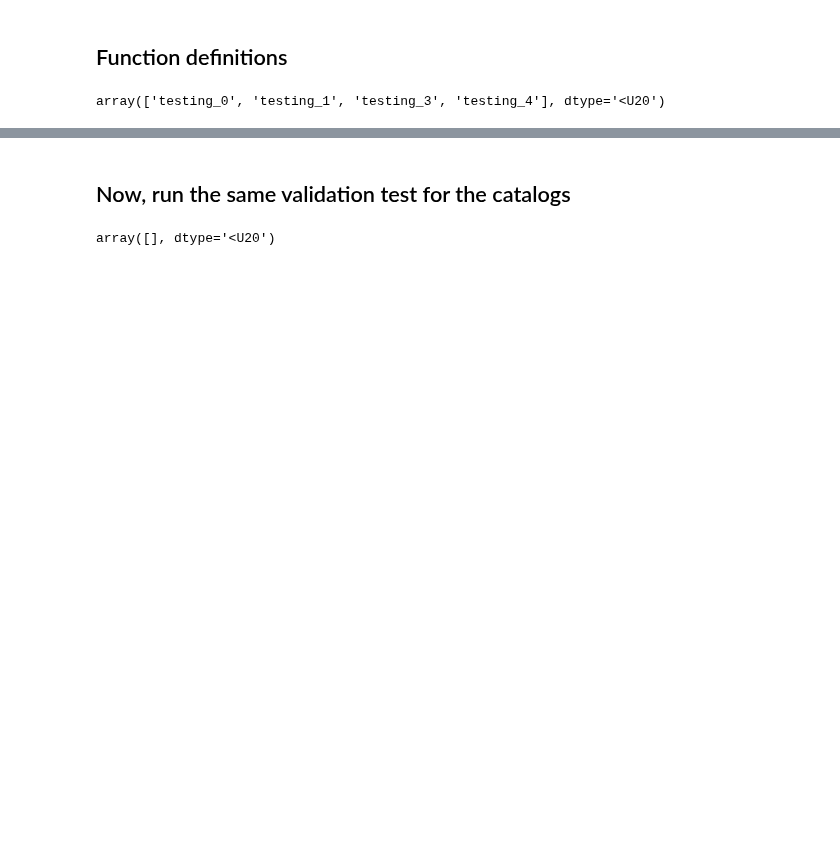
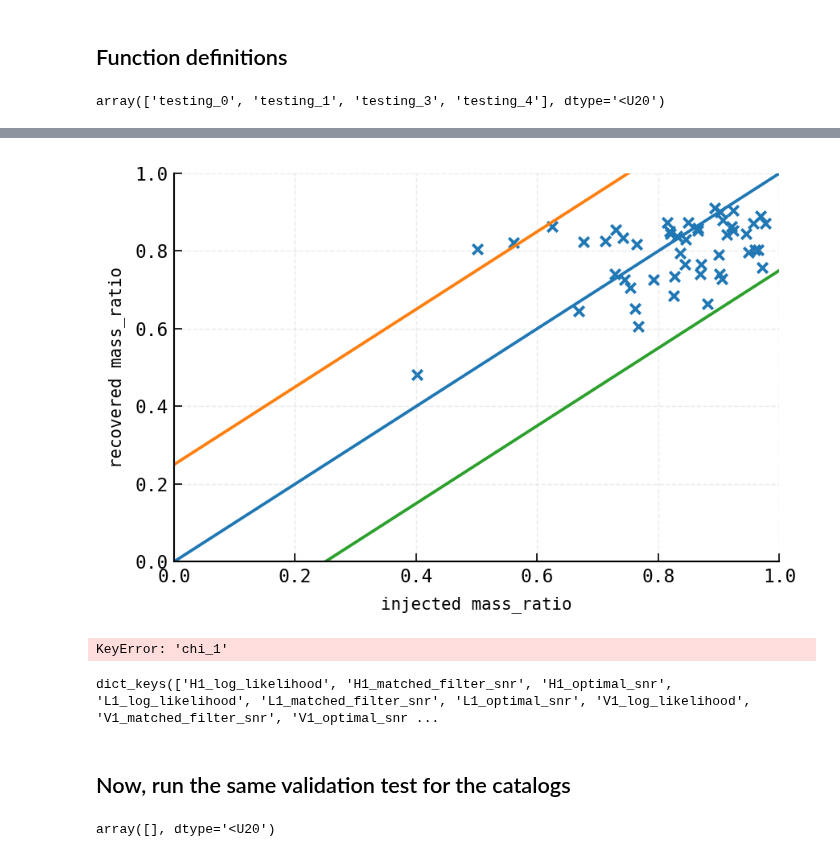
Before and after one commit to LSSTDESC/gwStreetlights, a Jupyter notebook: initialValidation/getResultsOfBilbyPipe.ipynb, the cells around one changed output, grey strips where cells are left out. Cells and saved outputs as stored; diff of their text form; code cells hidden in the pictures; blank space fills up the shorter version.

```diff
--- a/initialValidation/getResultsOfBilbyPipe.ipynb
+++ b/initialValidation/getResultsOfBilbyPipe.ipynb
@@ -157,7 +139,7 @@ testing_directories
 array(['testing_0', 'testing_1', 'testing_3', 'testing_4'], dtype='<U20')
 # %%
 %%time
-for t in testing_directories:
+for t in [testing_directories[2]]:
     t_directory = os.path.join(testingPath,t)
     print(f"Reading from directory {t}")
     allEvents = getEventsFromPath(t_directory)
@@ -244,3 +205,28 @@ Number of events for testing_0: 50
+# %%
+questionable_params = ["mass_ratio","chi_1"]
+
+for p in questionable_params:
+    inj,rec = [],[]
+    for ev in allEvents:
+        inj.append(ev.injection_parameters[p])
+        rec.append(np.median(ev.posterior[p]))
+    plt.scatter(inj,rec,marker='x')
+    plt.plot([0,1],[0,1])
+    plt.plot([0,1],[0.25,1.25])
+    plt.plot([0,1],[-0.25,0.75])
+    plt.xlim(0,1)
+    plt.ylim(0,1)
+    plt.xlabel(f"injected {p}")
+    plt.ylabel(f"recovered {p}")
+    plt.show()
+# %% [output]
+[figure, added]
+KeyError: 'chi_1'
+# %%
+# allEvents[0].posterior["chi_1"]
+ev.injection_parameters.keys()
+# %% [output]
+dict_keys(['H1_log_likelihood', 'H1_matched_filter_snr', 'H1_optimal_snr', 'L1_log_likelihood', 'L1_matched_filter_snr', 'L1_optimal_snr', 'V1_log_likelihood', 'V1_matched_filter_snr', 'V1_optimal_snr ...
 # %% [markdown]
 ## Now, run the same validation test for the catalogs
 # %%
```
Also changed, not shown: parts of 2 cells of this notebook.
